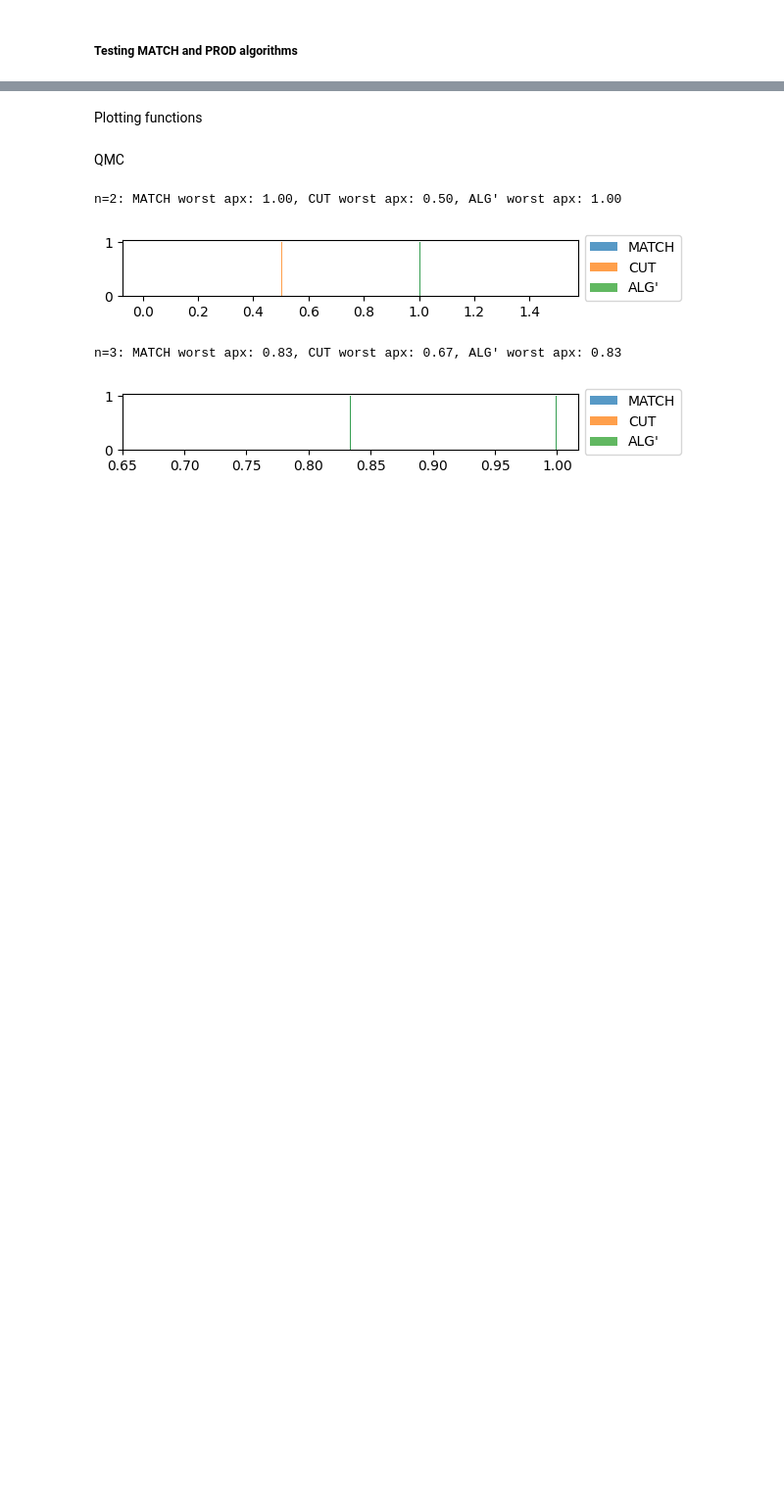
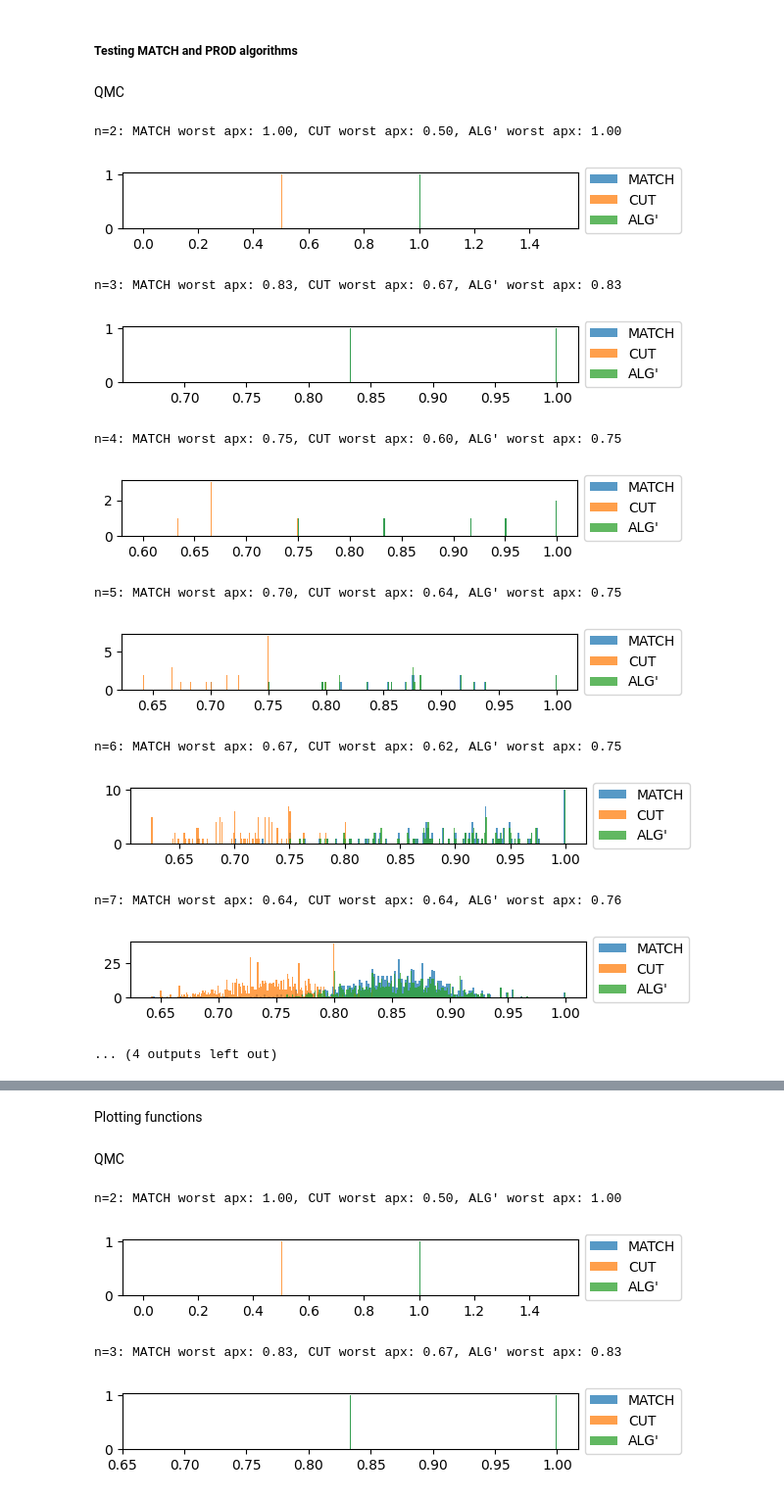
Before and after one commit to jamessud/qmc_upper_bounds, a Jupyter notebook: conjectures.ipynb, the cells around one changed output, grey strips where cells are left out. Shown at 98% size. Saved outputs shown, nothing was run; the diff lists cells and outputs as text; code cells hidden in the pictures; blank space fills up the shorter version.

```diff
--- a/conjectures.ipynb
+++ b/conjectures.ipynb
@@ -498,2 +581,20 @@ tight cases for conjecture 2 QMC
 # %% [markdown]
 ##### Testing MATCH and PROD algorithms
+# %% [markdown]
+QMC
+# %%
+plot_hists_by_n(max_qmc_energies, ns=ns, unique_ns=unique_ns, match_energies=match_energies, prod_energies=cut_energies, alg_names=['MATCH', 'CUT', 'ALG\''])
+# %% [output]
+n=2: MATCH worst apx: 1.00, CUT worst apx: 0.50, ALG' worst apx: 1.00
+[figure, added]
+n=3: MATCH worst apx: 0.83, CUT worst apx: 0.67, ALG' worst apx: 0.83
+[figure, added]
+n=4: MATCH worst apx: 0.75, CUT worst apx: 0.60, ALG' worst apx: 0.75
+[figure, added]
+n=5: MATCH worst apx: 0.70, CUT worst apx: 0.64, ALG' worst apx: 0.75
+[figure, added]
+n=6: MATCH worst apx: 0.67, CUT worst apx: 0.62, ALG' worst apx: 0.75
+[figure, added]
+n=7: MATCH worst apx: 0.64, CUT worst apx: 0.64, ALG' worst apx: 0.76
+[figure, added]
+... (4 outputs left out)
```
Also changed, not shown: parts of 47 cells of this notebook, 7 other files.
